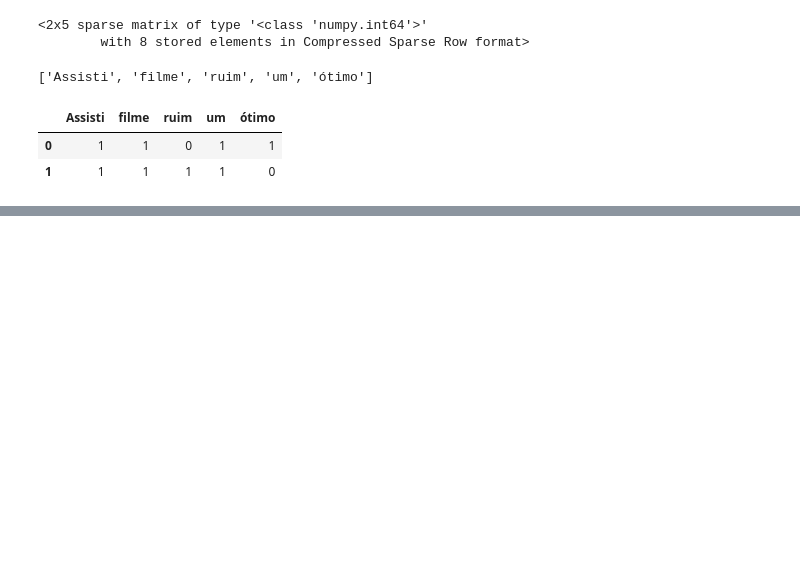
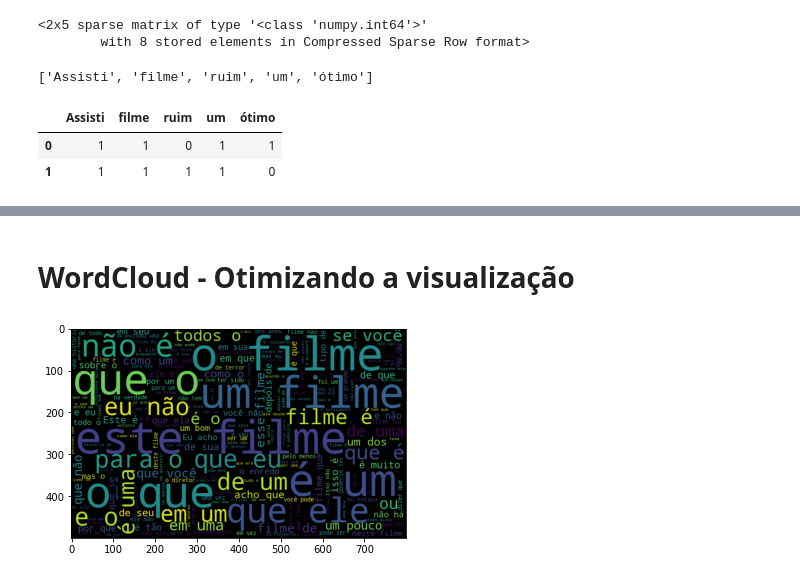
Before and after one commit to MichaelHenriqueJacinto/Linguagem-Natural-p1, a Jupyter notebook: LNP1.ipynb, the cells around one changed output, grey strips where cells are left out. Cells and saved outputs as stored; diff of their text form; code cells hidden in the pictures; blank space fills up the shorter version.

```diff
--- a/LNP1.ipynb
+++ b/LNP1.ipynb
@@ -113,0 +194,13 @@ matriz_esparsa
+# %% [markdown]
+# WordCloud - Otimizando a visualização
+# %%
+nuvem_palavras = WordCloud(width = 800, height = 500,
+max_font_size = 110).generate(todas_palavras) # Width = largura da tela
+                                              # Height = Altura da tela
+                                              # Max_font_size = Menor tamanho de fonte a ser usado. Irá parar quando não houver mais espaço deste tamanho.
+
+plt.figure()
+plt.imshow(nuvem_palavras)
+plt.show()
+# %% [output]
+[figure, added]
```
Also changed, not shown: parts of 46 cells of this notebook.
